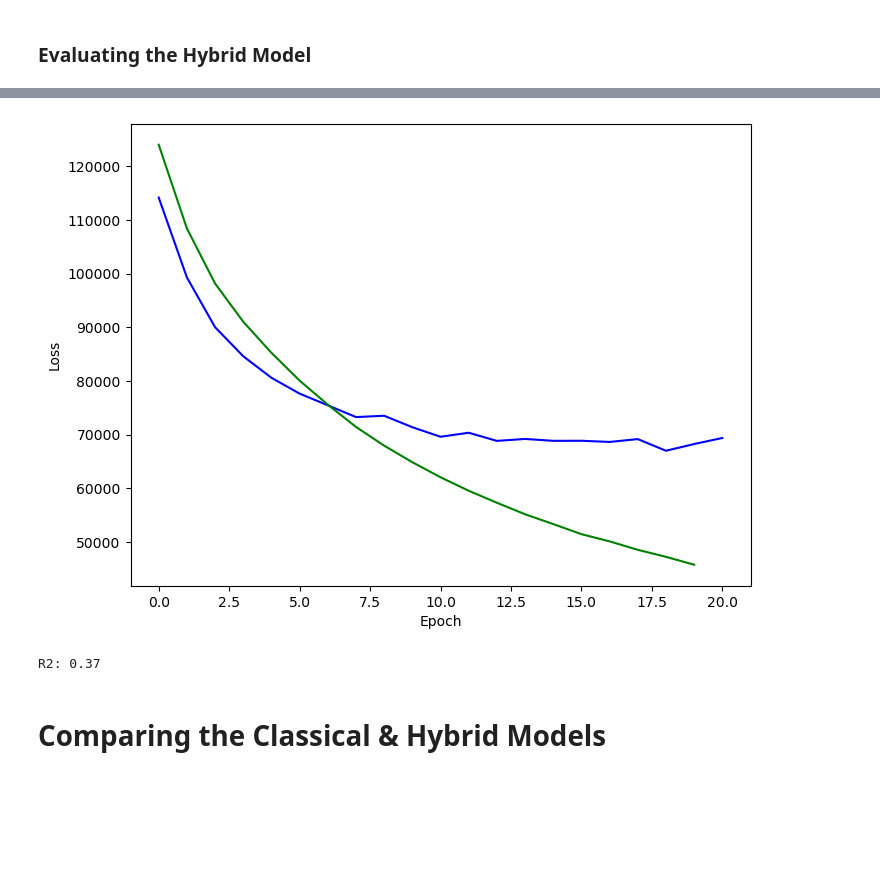
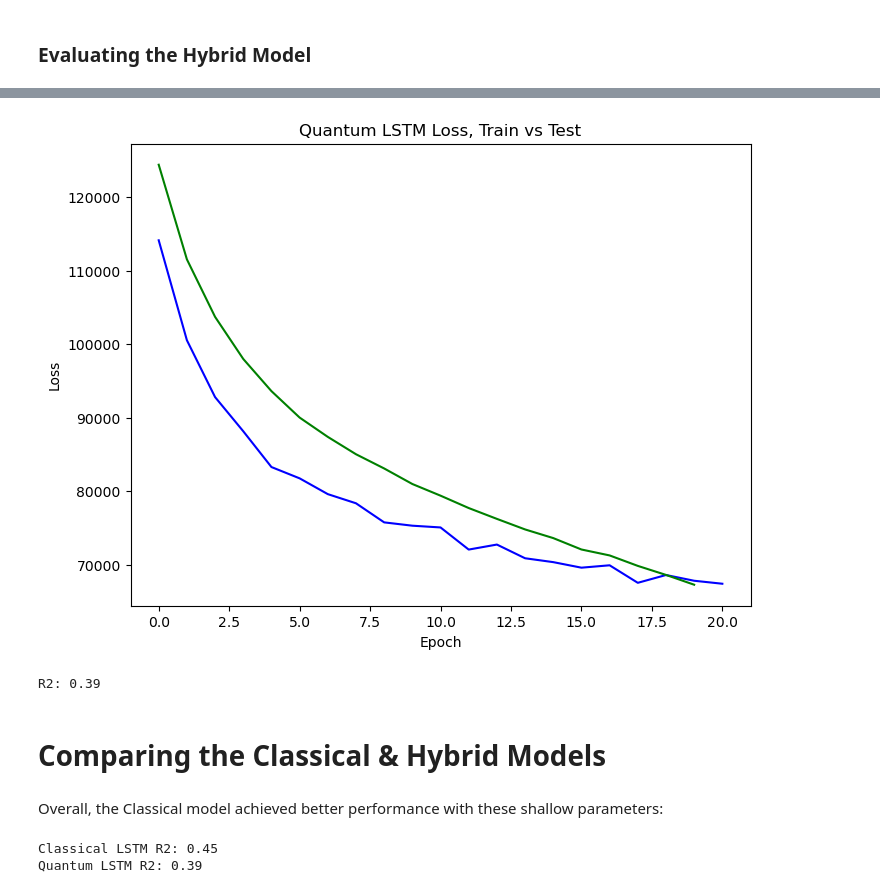
Before and after one commit to conditg/quantum-hybrid-neural-decoding, a Jupyter notebook: Neural-Decoding.ipynb, the cells around one changed output, grey strips where cells are left out. Cells and saved outputs as stored; diff of their text form; code cells hidden in the pictures; blank space fills up the shorter version.

```diff
--- a/Neural-Decoding.ipynb
+++ b/Neural-Decoding.ipynb
@@ -331,37 +346,40 @@ batch_size = 1
 sequence_length = 4
 # %%
 target = 'hand_vel_x'
-features = [x for x in traindf.columns if x not in ('hand_vel_x', 'hand_vel_y')]
+features = [x for x in traindfq.columns if x not in ('hand_vel_x', 'hand_vel_y')]
 
 
-train_dataset = SequenceDataset(
-    traindf,
+train_datasetq = SequenceDataset(
+    traindfq,
     target=target,
     features=features,
     sequence_length=sequence_length
 )
-test_dataset = SequenceDataset(
-    testdf,
+test_datasetq = SequenceDataset(
+    testdfq,
     target=target,
     features=features,
     sequence_length=sequence_length
 )
 # %%
-train_loader = DataLoader(train_dataset, batch_size=batch_size, shuffle=True)
-test_loader = DataLoader(test_dataset, batch_size=batch_size, shuffle=False)
+train_loaderq = DataLoader(train_datasetq, batch_size=batch_size, shuffle=True)
+test_loaderq = DataLoader(test_datasetq, batch_size=batch_size, shuffle=False)
 
-X, y = next(iter(train_loader))
+X_, y_ = next(iter(train_loaderq))
 
-print("Features shape:", X.shape)
-print("Target shape:", y.shape)
+print("Features shape:", X_.shape)
+print("Target shape:", y_.shape)
 # %% [output]
 Features shape: torch.Size([1, 4, 142])
 Target shape: torch.Size([1])
 # %%
 learning_rate = 0.05 # with fewer parameters, we can afford a higher learning rate
 num_hidden_units = 32
+epochs = 20
+verbose = False
 
-Qmodel = QShallowRegressionLSTM(num_sensors=len(features), hidden_units=num_hidden_units, n_qubits=8)
+
+Qmodel = QShallowRegressionLSTM(num_sensors=len(features), hidden_units=num_hidden_units, n_qubits=4)
 loss_function = torch.nn.MSELoss()
 optimizer = torch.optim.Adagrad(Qmodel.parameters(), lr=learning_rate)
 # %% [output]
@@ -369,19 +387,21 @@ weight_shapes = (n_qlayers, n_vrotations, n_qubits) = (1, 3, 8)
 # %%
 quantum_loss_train = []
 quantum_loss_test = []
-print("Untrained test\n--------")
+if verbose:
+    print("Untrained test\n--------")
 start = time.time()
-test_loss = test_model(test_loader, Qmodel, loss_function)
+test_loss = test_model(test_loaderq, Qmodel, loss_function)
 end = time.time()
-print("Execution time", end - start)
+if verbose:
+    print("Execution time", end - start)
 quantum_loss_test.append(test_loss)
 
 for ix_epoch in range(20):
-    print(f"Epoch {ix_epoch}\n---------")
+    if verbose:
+        print(f"\nEpoch {ix_epoch}\n---------")
     start = time.time()
-    train_loss = train_model(train_loader, Qmodel, loss_function, optimizer=optimizer)
-    test_loss = test_model(test_loader, Qmodel, loss_function)
+    train_loss = train_model(train_loaderq, Qmodel, loss_function, optimizer=optimizer, verbose=verbose)
+    test_loss = test_model(test_loaderq, Qmodel, loss_function, verbose=verbose)
     end = time.time()
-    print("Execution time", end - start)
     quantum_loss_train.append(train_loss)
     quantum_loss_test.append(test_loss)
@@ -437,16 +437,25 @@ plt.show()
 # %%
 plt.figure(figsize=(8, 6))
+plt.title("Quantum LSTM Loss, Train vs Test")
 plt.plot(range(len(quantum_loss_test)), quantum_loss_test, color = "blue")
 plt.plot(range(len(quantum_loss_train)), quantum_loss_train, color = "green")
 plt.ylabel('Loss')
 plt.xlabel('Epoch')
 plt.show()
 # %% [output]
-[figure, old version]
+[figure, new version]
 # %%
-r2 = r2_score(testdf[target], testdf[ystar_col_Q])
-print(f"R2: {round(r2,2)}")
+r2q = r2_score(testdfq[target], testdfq[ystar_col_Q])
+print(f"R2: {round(r2q,2)}")
 # %% [output]
-R2: 0.37
+R2: 0.39
 # %% [markdown]
 # Comparing the Classical & Hybrid Models
+# %% [markdown]
+Overall, the Classical model achieved better performance with these shallow parameters:
+# %%
+print(f"Classical LSTM R2: {round(r2_classical,2)}")
+print(f"Quantum LSTM R2: {round(r2q,2)}")
+# %% [output]
+Classical LSTM R2: 0.45
+Quantum LSTM R2: 0.39
```
Also changed, not shown: parts of 33 cells of this notebook, 2 other files.
